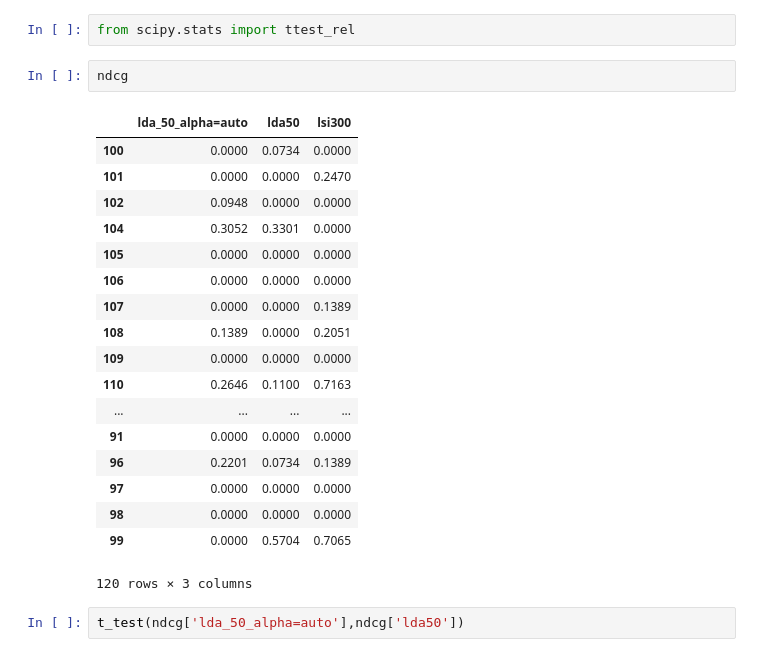
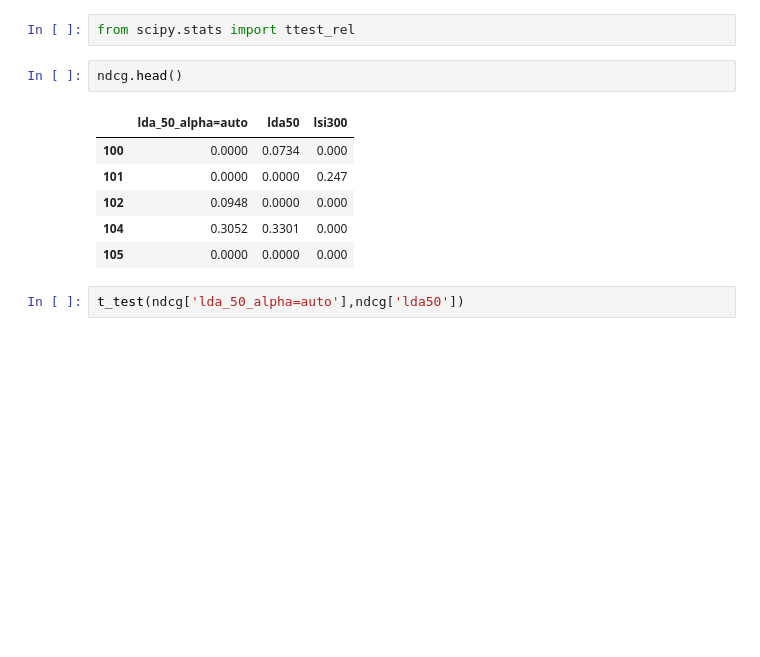
Before and after one commit to littlewine/search-struct-unstruct-data, a Jupyter notebook: assignment 1 Antonis.ipynb, the cells around one changed output. Cells and saved outputs as stored; diff of their text form; blank space fills up the shorter version.

```diff
--- a/assignment 1 Antonis.ipynb
+++ b/assignment 1 Antonis.ipynb
@@ -1437,26 +1468,14 @@ def t_test(method1,method2,a=0.05):
 # %%
 from scipy.stats import ttest_rel
 # %%
-ndcg
+ndcg.head()
 # %% [output]
 |  | lda_50_alpha=auto | lda50 | lsi300 |
-| 100 | 0.0000 | 0.0734 | 0.0000 |
-| 101 | 0.0000 | 0.0000 | 0.2470 |
-| 102 | 0.0948 | 0.0000 | 0.0000 |
-| 104 | 0.3052 | 0.3301 | 0.0000 |
-| 105 | 0.0000 | 0.0000 | 0.0000 |
-| 106 | 0.0000 | 0.0000 | 0.0000 |
-| 107 | 0.0000 | 0.0000 | 0.1389 |
-| 108 | 0.1389 | 0.0000 | 0.2051 |
-| 109 | 0.0000 | 0.0000 | 0.0000 |
-| 110 | 0.2646 | 0.1100 | 0.7163 |
-| ... | ... | ... | ... |
-| 91 | 0.0000 | 0.0000 | 0.0000 |
-| 96 | 0.2201 | 0.0734 | 0.1389 |
-| 97 | 0.0000 | 0.0000 | 0.0000 |
-| 98 | 0.0000 | 0.0000 | 0.0000 |
-| 99 | 0.0000 | 0.5704 | 0.7065 |
+| 100 | 0.0000 | 0.0734 | 0.000 |
+| 101 | 0.0000 | 0.0000 | 0.247 |
+| 102 | 0.0948 | 0.0000 | 0.000 |
+| 104 | 0.3052 | 0.3301 | 0.000 |
+| 105 | 0.0000 | 0.0000 | 0.000 |
-120 rows × 3 columns
 # %%
 t_test(ndcg['lda_50_alpha=auto'],ndcg['lda50'])
 # %% [output]
```
Also changed, not shown: parts of 12 cells of this notebook.
